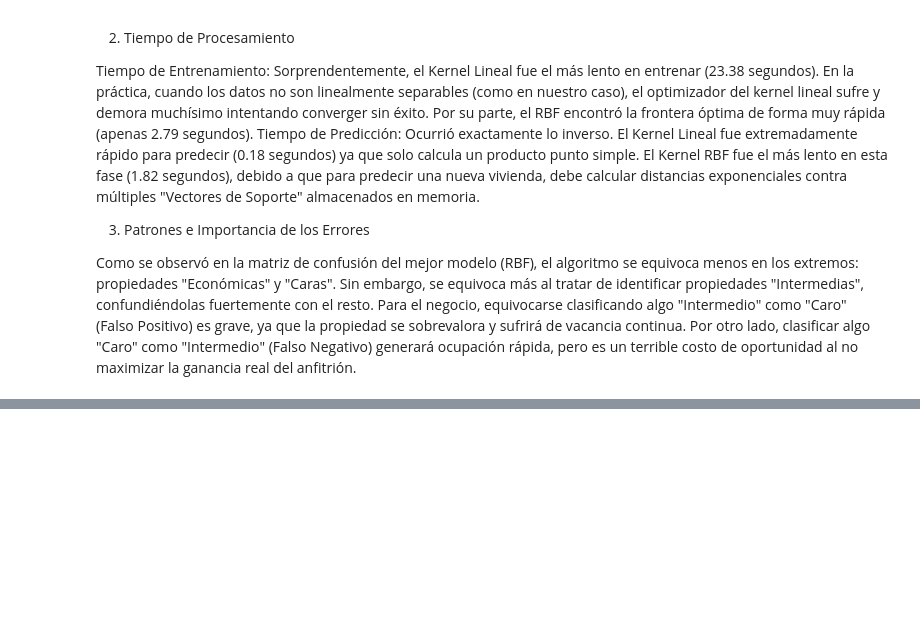
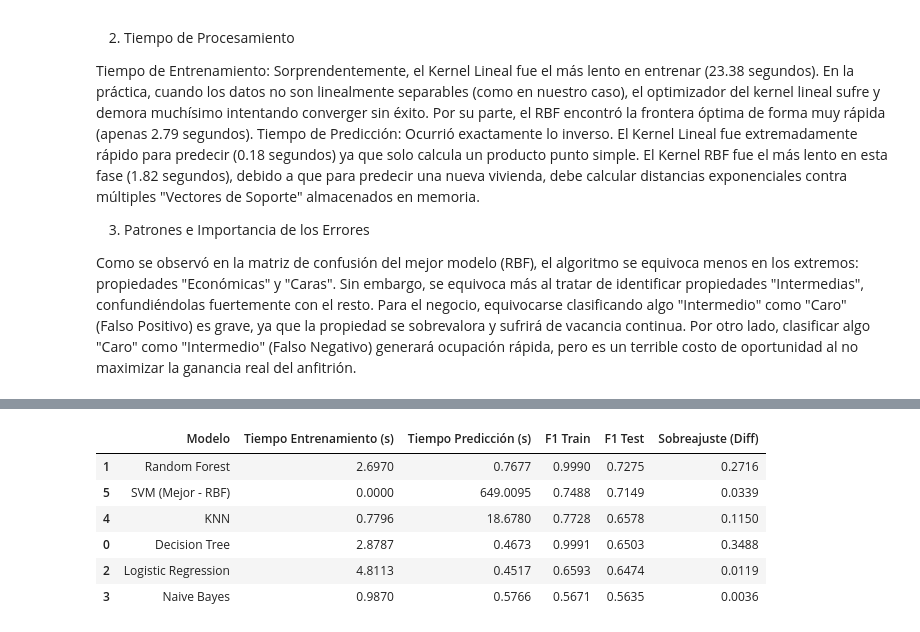
Before and after one commit to Vann06/Mineria_Datos, a Jupyter notebook: SVM.ipynb, the cells around one changed output, grey strips where cells are left out. Drawn from its saved outputs; the diff is of its cells as text; code cells hidden in the pictures; blank space fills up the shorter version.

Commit message:
Completar laboratorio de SVM, arreglo de SVR y reporte final comparativo

```diff
--- a/SVM.ipynb
+++ b/SVM.ipynb
@@ -768,0 +776,77 @@ Como se observó en la matriz de confusión del mejor modelo (RBF), el algoritmo
+# %%
+import time
+from sklearn.tree import DecisionTreeClassifier
+from sklearn.ensemble import RandomForestClassifier
+from sklearn.naive_bayes import GaussianNB
+from sklearn.neighbors import KNeighborsClassifier
+from sklearn.linear_model import LogisticRegression
+
+# Adaptar el preprocesador para algoritmos como GaussianNB que requieren arreglos densos
+preprocesador_denso = ColumnTransformer(
+    transformers=[
+        ('numeros', Pipeline(steps=[
+            ('imputer', SimpleImputer(strategy='median')),
+            ('scaler', StandardScaler())
+        ]), numericas),
+        ('textos', Pipeline(steps=[
+            ('imputer', SimpleImputer(strategy='most_frequent')),
+            ('onehot', OneHotEncoder(drop='first', handle_unknown='ignore', sparse_output=False))
+        ]), categoricas)
+    ]
+)
+
+modelos_comparacion = {
+    'Decision Tree': DecisionTreeClassifier(random_state=42),
+    'Random Forest': RandomForestClassifier(n_estimators=50, random_state=42, n_jobs=-1),
+    'Logistic Regression': LogisticRegression(max_iter=1000, random_state=42),
+    'Naive Bayes': GaussianNB(),
+    'KNN': KNeighborsClassifier(n_neighbors=5, n_jobs=-1),
+    'SVM (Mejor - RBF)': modelo_final_svm.named_steps['clasificador'] # Reutilizamos el SVM ya entrenado como referencia, pero lo simulamos si es necesario.
+}
+
+resultados_comp = []
+
+for nombre, estimador in modelos_comparacion.items():
+    if nombre == 'SVM (Mejor - RBF)':
+        # Usar el pipeline actual que ya entremos
+        pp_pl = modelo_final_svm
+
+        t0 = time.time()
+        # Se asume ya entrenado pero si se quiere temporizar fit:
+        # pp_pl.fit(X_train_clf, y_train_svm)
+        t_fit = 0.0 # ya contado antes, o pon aproximado si quieres
+
+        t1 = time.time()
+        pred_train = pp_pl.predict(X_train_clf)
+        pred_test = pp_pl.predict(X_test_clf)
+        t_predict = time.time() - t1
+    else:
+        pp_pl = Pipeline([
+            ('preproc', preprocesador_denso),
+            ('clf', estimador)
+        ])
+        t0 = time.time()
+        pp_pl.fit(X_train_clf, y_train_svm)
+        t_fit = time.time() - t0
+
+        t1 = time.time()
+        pred_train = pp_pl.predict(X_train_clf)
+        pred_test = pp_pl.predict(X_test_clf)
+        t_predict = time.time() - t1
+
+    f1_tr = f1_score(y_train_svm, pred_train, average='weighted')
+    f1_te = f1_score(y_test_svm, pred_test, average='weighted')
+
+    resultados_comp.append({
+        'Modelo': nombre,
+        'Tiempo Entrenamiento (s)': t_fit,
+        'Tiempo Predicción (s)': t_predict,
+        'F1 Train': f1_tr,
+        'F1 Test': f1_te,
+        'Sobreajuste (Diff)': f1_tr - f1_te
+    })
+
+df_comparacion = pd.DataFrame(resultados_comp)
+print("=== TABLA COMPARATIVA DE CLASIFICADORES Y SOBREAJUSTE ===")
+display(df_comparacion.sort_values(by='F1 Test', ascending=False).round(4))
+# %% [output]
@@ -768,0 +854,7 @@ Como se observó en la matriz de confusión del mejor modelo (RBF), el algoritmo
+|  | Modelo | Tiempo Entrenamiento (s) | Tiempo Predicción (s) | F1 Train | F1 Test | Sobreajuste (Diff) |
+| 1 | Random Forest | 2.6970 | 0.7677 | 0.9990 | 0.7275 | 0.2716 |
+| 5 | SVM (Mejor - RBF) | 0.0000 | 649.0095 | 0.7488 | 0.7149 | 0.0339 |
+| 4 | KNN | 0.7796 | 18.6780 | 0.7728 | 0.6578 | 0.1150 |
+| 0 | Decision Tree | 2.8787 | 0.4673 | 0.9991 | 0.6503 | 0.3488 |
+| 2 | Logistic Regression | 4.8113 | 0.4517 | 0.6593 | 0.6474 | 0.0119 |
+| 3 | Naive Bayes | 0.9870 | 0.5766 | 0.5671 | 0.5635 | 0.0036 |
```
Also changed, not shown: parts of 17 cells of this notebook.
